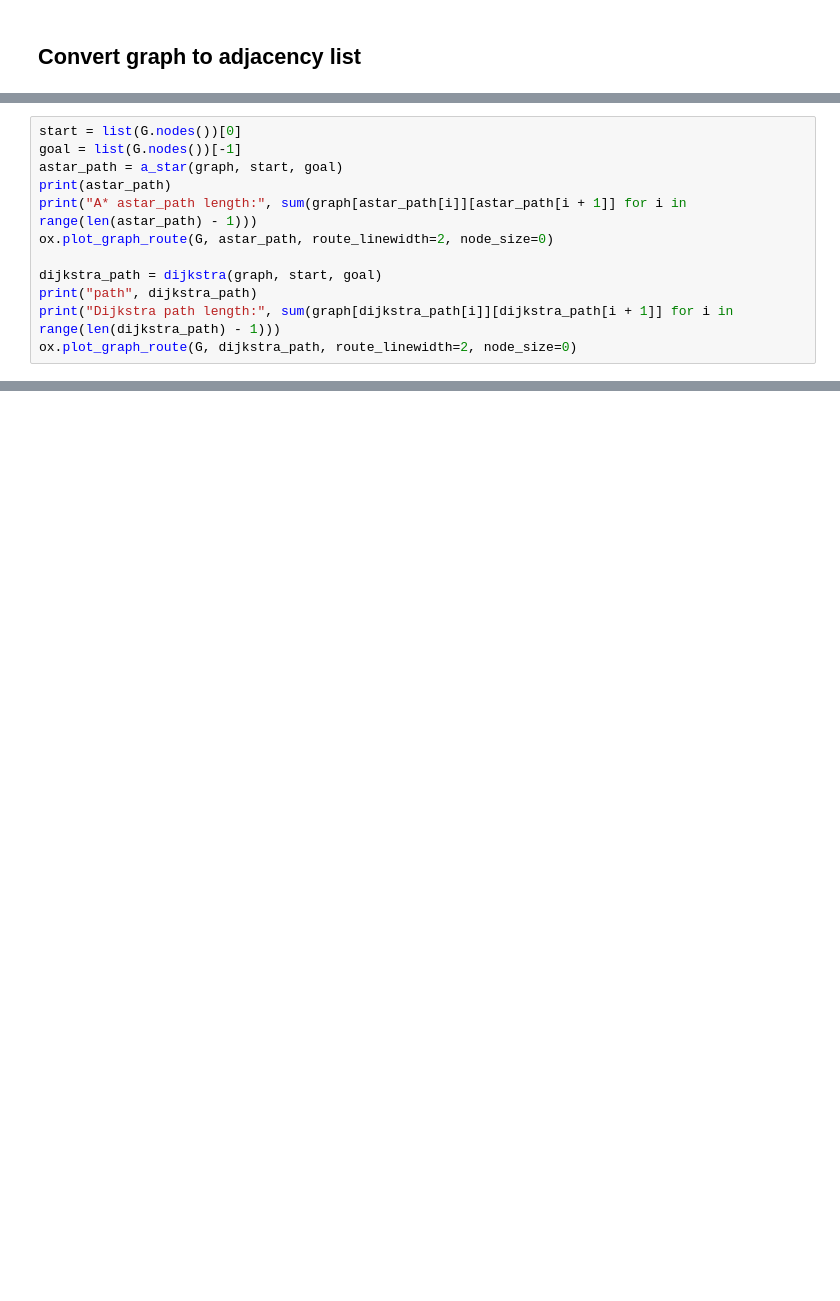
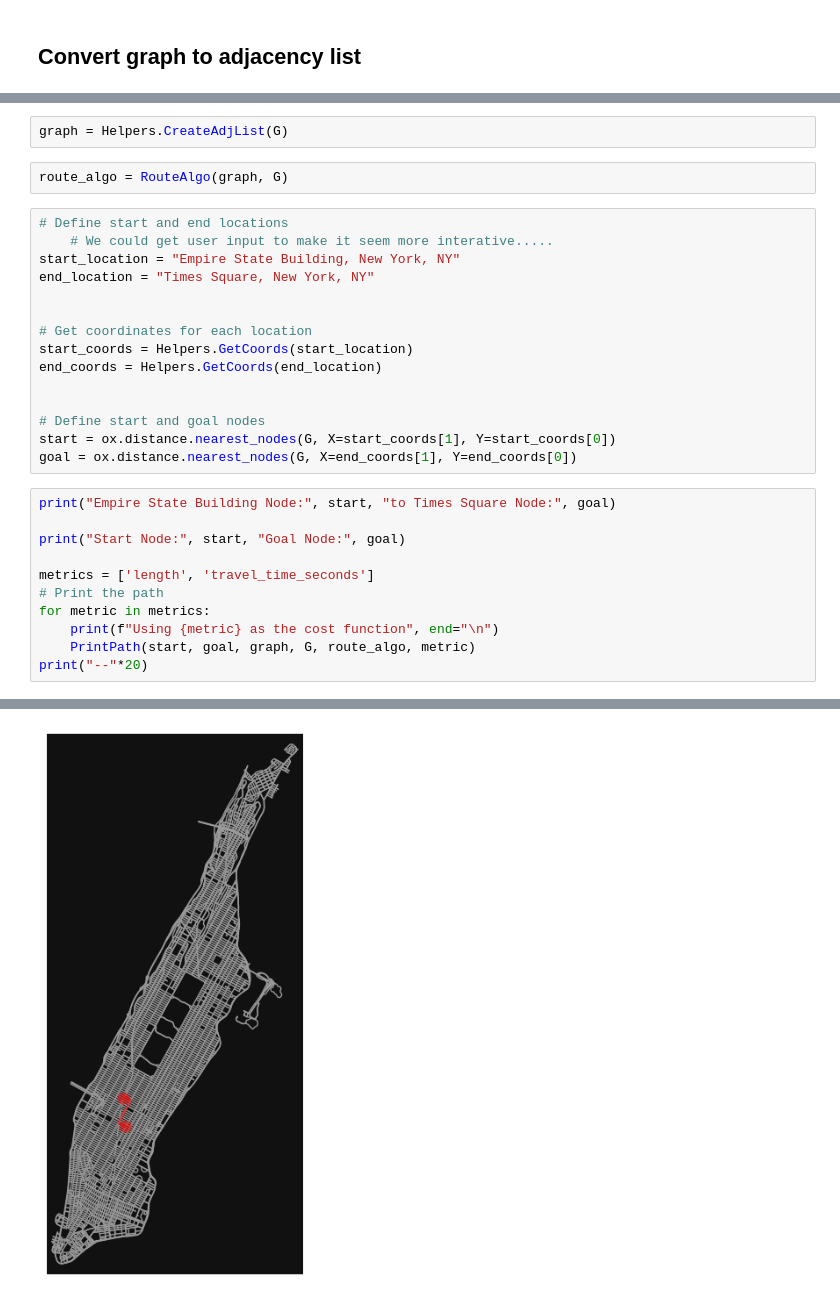
Before and after one commit to JakeRSchwartz/TrafficAI, a Jupyter notebook: RouteFinder.ipynb, the cells around one changed output, grey strips where cells are left out. Drawn from its saved outputs; the diff is of its cells as text; blank space fills up the shorter version.

Commit message:
huge update, time and distance pathfinding done

```diff
--- a/RouteFinder.ipynb
+++ b/RouteFinder.ipynb
@@ -142,12 +21,0 @@ def dijkstra(graph, start, goal):
-# %%
-start = list(G.nodes())[0]
-goal = list(G.nodes())[-1]
-astar_path = a_star(graph, start, goal)
-print(astar_path)
-print("A* astar_path length:", sum(graph[astar_path[i]][astar_path[i + 1]] for i in range(len(astar_path) - 1)))
-ox.plot_graph_route(G, astar_path, route_linewidth=2, node_size=0)
-
-dijkstra_path = dijkstra(graph, start, goal)
-print("path", dijkstra_path)
-print("Dijkstra path length:", sum(graph[dijkstra_path[i]][dijkstra_path[i + 1]] for i in range(len(dijkstra_path) - 1)))
-ox.plot_graph_route(G, dijkstra_path, route_linewidth=2, node_size=0)
@@ -166,0 +74,31 @@ SyntaxError: invalid syntax (3631835858.py, line 1)
+# %%
+graph = Helpers.CreateAdjList(G)
+# %%
+route_algo = RouteAlgo(graph, G)
+# %%
+# Define start and end locations
+    # We could get user input to make it seem more interative.....
+start_location = "Empire State Building, New York, NY"
+end_location = "Times Square, New York, NY"
+
+
+# Get coordinates for each location
+start_coords = Helpers.GetCoords(start_location)
+end_coords = Helpers.GetCoords(end_location)
+
+
+# Define start and goal nodes
+start = ox.distance.nearest_nodes(G, X=start_coords[1], Y=start_coords[0])
+goal = ox.distance.nearest_nodes(G, X=end_coords[1], Y=end_coords[0])
+# %%
+print("Empire State Building Node:", start, "to Times Square Node:", goal)
+
+print("Start Node:", start, "Goal Node:", goal)
+
+metrics = ['length', 'travel_time_seconds']
+# Print the path
+for metric in metrics:
+    print(f"Using {metric} as the cost function", end="\n")
+    PrintPath(start, goal, graph, G, route_algo, metric)
+print("--"*20)
+# %% [output]
@@ -166,0 +112 @@ SyntaxError: invalid syntax (3631835858.py, line 1)
+[figure, added]
```
Also changed, not shown: parts of 14 cells of this notebook, 10 other files.
